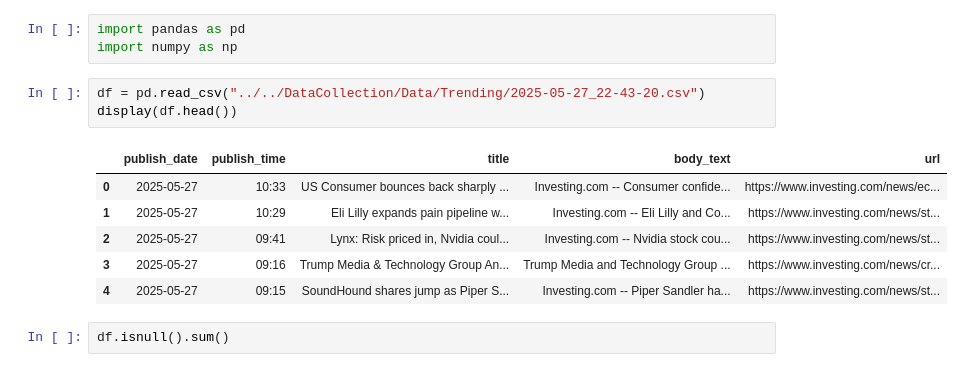
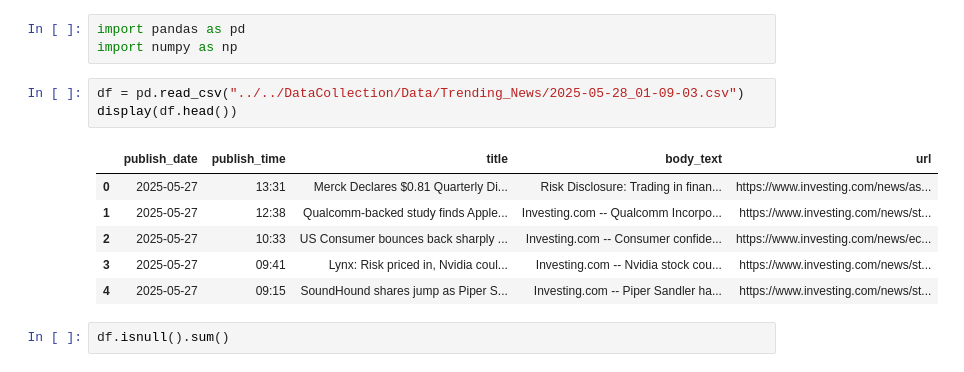
Before and after one commit to Takedaxz/Stock-Analysis, a Jupyter notebook: SentimentAnalysis/GPT/GeminiNewsAnalysis.ipynb, the cells around one changed output. Saved outputs shown, nothing was run; the diff lists cells and outputs as text.

```diff
--- a/SentimentAnalysis/GPT/GeminiNewsAnalysis.ipynb
+++ b/SentimentAnalysis/GPT/GeminiNewsAnalysis.ipynb
@@ -73,14 +73,14 @@ Please provide your analysis in the following format (Don't forget to make space
 import pandas as pd
 import numpy as np
 # %%
-df = pd.read_csv("../../DataCollection/Data/Trending/2025-05-27_22-43-20.csv")
+df = pd.read_csv("../../DataCollection/Data/Trending_News/2025-05-28_01-09-03.csv")
 display(df.head())
 # %% [output]
 |  | publish_date | publish_time | title | body_text | url |
-| 0 | 2025-05-27 | 10:33 | US Consumer bounces back sharply ... | Investing.com -- Consumer confide... | https://www.investing.com/news/ec... |
-| 1 | 2025-05-27 | 10:29 | Eli Lilly expands pain pipeline w... | Investing.com -- Eli Lilly and Co... | https://www.investing.com/news/st... |
-| 2 | 2025-05-27 | 09:41 | Lynx: Risk priced in, Nvidia coul... | Investing.com -- Nvidia stock cou... | https://www.investing.com/news/st... |
-| 3 | 2025-05-27 | 09:16 | Trump Media & Technology Group An... | Trump Media and Technology Group ... | https://www.investing.com/news/cr... |
+| 0 | 2025-05-27 | 13:31 | Merck Declares $0.81 Quarterly Di... | Risk Disclosure: Trading in finan... | https://www.investing.com/news/as... |
+| 1 | 2025-05-27 | 12:38 | Qualcomm-backed study finds Apple... | Investing.com -- Qualcomm Incorpo... | https://www.investing.com/news/st... |
+| 2 | 2025-05-27 | 10:33 | US Consumer bounces back sharply ... | Investing.com -- Consumer confide... | https://www.investing.com/news/ec... |
+| 3 | 2025-05-27 | 09:41 | Lynx: Risk priced in, Nvidia coul... | Investing.com -- Nvidia stock cou... | https://www.investing.com/news/st... |
 | 4 | 2025-05-27 | 09:15 | SoundHound shares jump as Piper S... | Investing.com -- Piper Sandler ha... | https://www.investing.com/news/st... |
 # %%
 df.isnull().sum()
```
Also changed, not shown: parts of 6 cells of this notebook, 6 other files.
